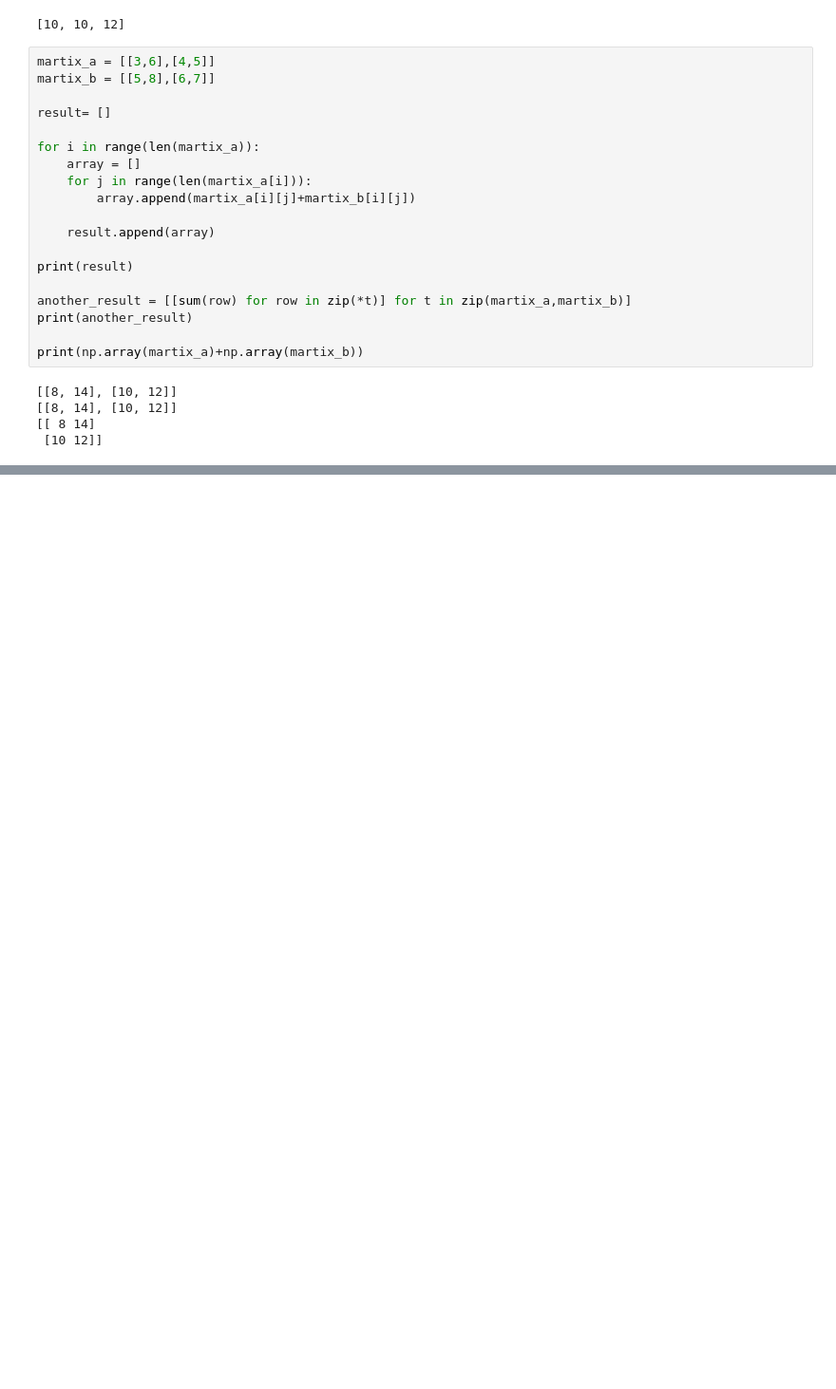
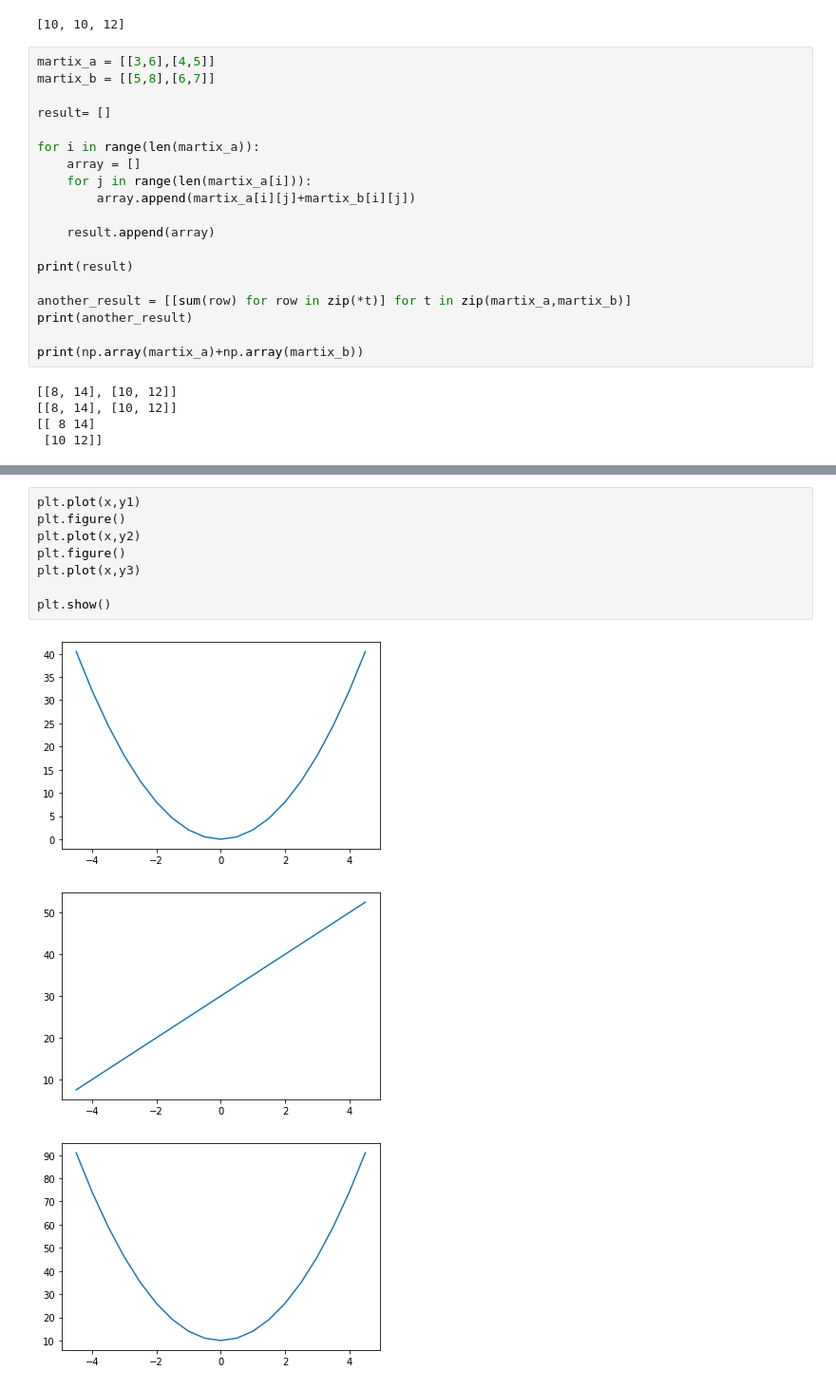
Before and after one commit to JinSuJinSu/jupyter-notebook, a Jupyter notebook: exam01.ipynb, the cells around one changed output, grey strips where cells are left out. Shown at 95% size. Drawn from its saved outputs; the diff is of its cells as text; blank space fills up the shorter version.

```diff
--- a/exam01.ipynb
+++ b/exam01.ipynb
@@ -105,0 +259,12 @@ print(result3)
+# %%
+plt.plot(x,y1)
+plt.figure()
+plt.plot(x,y2)
+plt.figure()
+plt.plot(x,y3)
+
+plt.show()
+# %% [output]
+[figure, added]
+[figure, added]
+[figure, added]
```
Also changed, not shown: parts of 31 cells of this notebook, 11 other files.
